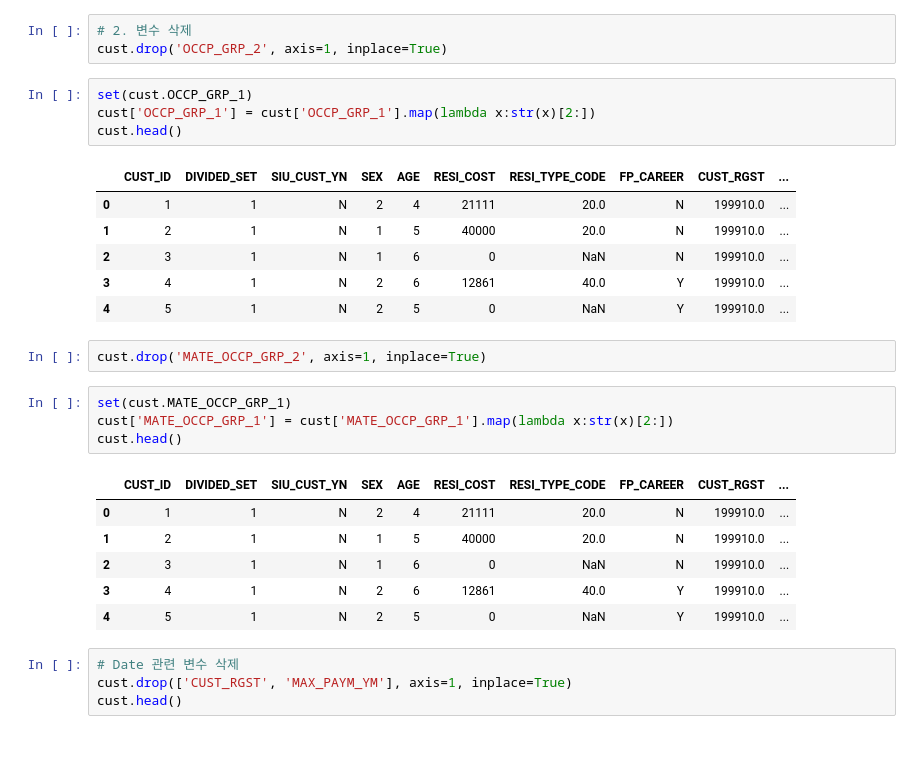
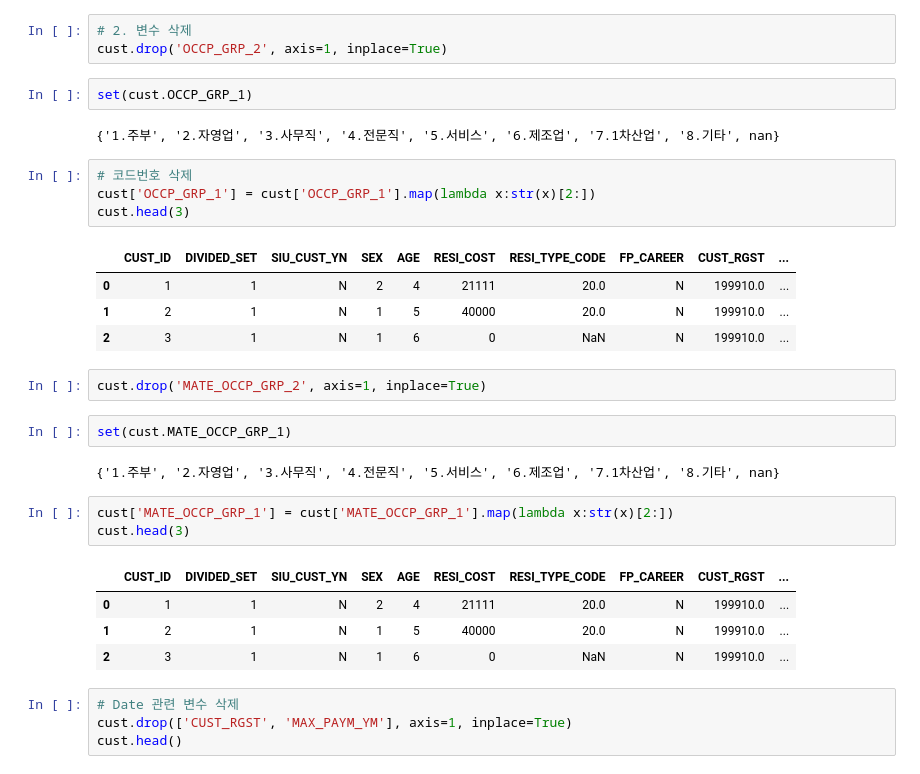
Before and after one commit to lucio-karin0506/SaltLux-Project, a Jupyter notebook: Machine Learning/Machine learning lecture/6장. 부정탐지 분석 프로젝트.ipynb, the cells around one changed output. Cells and saved outputs as stored; diff of their text form; blank space fills up the shorter version.

```diff
--- a/Machine Learning/Machine learning lecture/6장. 부정탐지 분석 프로젝트.ipynb
+++ b/Machine Learning/Machine learning lecture/6장. 부정탐지 분석 프로젝트.ipynb
@@ -174,30 +277,33 @@ cust['LTBN_CHLD_AGE'] = cust['LTBN_CHLD_AGE'].map(lambda x: x//10)
 # %%
 # 2. 변수 삭제
 cust.drop('OCCP_GRP_2', axis=1, inplace=True)
+# %%
+set(cust.OCCP_GRP_1)
+# %% [output]
+{'1.주부', '2.자영업', '3.사무직', '4.전문직', '5.서비스', '6.제조업', '7.1차산업', '8.기타', nan}
 # %%
-set(cust.OCCP_GRP_1)
+# 코드번호 삭제
 cust['OCCP_GRP_1'] = cust['OCCP_GRP_1'].map(lambda x:str(x)[2:])
-cust.head()
+cust.head(3)
 # %% [output]
 |  | CUST_ID | DIVIDED_SET | SIU_CUST_YN | SEX | AGE | RESI_COST | RESI_TYPE_CODE | FP_CAREER | CUST_RGST | ... |
 | 0 | 1 | 1 | N | 2 | 4 | 21111 | 20.0 | N | 199910.0 | ... |
 | 1 | 2 | 1 | N | 1 | 5 | 40000 | 20.0 | N | 199910.0 | ... |
 | 2 | 3 | 1 | N | 1 | 6 | 0 | NaN | N | 199910.0 | ... |
-| 3 | 4 | 1 | N | 2 | 6 | 12861 | 40.0 | Y | 199910.0 | ... |
-| 4 | 5 | 1 | N | 2 | 5 | 0 | NaN | Y | 199910.0 | ... |
 # %%
 cust.drop('MATE_OCCP_GRP_2', axis=1, inplace=True)
+# %%
+set(cust.MATE_OCCP_GRP_1)
+# %% [output]
+{'1.주부', '2.자영업', '3.사무직', '4.전문직', '5.서비스', '6.제조업', '7.1차산업', '8.기타', nan}
 # %%
-set(cust.MATE_OCCP_GRP_1)
 cust['MATE_OCCP_GRP_1'] = cust['MATE_OCCP_GRP_1'].map(lambda x:str(x)[2:])
-cust.head()
+cust.head(3)
 # %% [output]
 |  | CUST_ID | DIVIDED_SET | SIU_CUST_YN | SEX | AGE | RESI_COST | RESI_TYPE_CODE | FP_CAREER | CUST_RGST | ... |
 | 0 | 1 | 1 | N | 2 | 4 | 21111 | 20.0 | N | 199910.0 | ... |
 | 1 | 2 | 1 | N | 1 | 5 | 40000 | 20.0 | N | 199910.0 | ... |
 | 2 | 3 | 1 | N | 1 | 6 | 0 | NaN | N | 199910.0 | ... |
-| 3 | 4 | 1 | N | 2 | 6 | 12861 | 40.0 | Y | 199910.0 | ... |
-| 4 | 5 | 1 | N | 2 | 5 | 0 | NaN | Y | 199910.0 | ... |
 # %%
 # Date 관련 변수 삭제
 cust.drop(['CUST_RGST', 'MAX_PAYM_YM'], axis=1, inplace=True)
```
Also changed, not shown: parts of 28 cells of this notebook.
